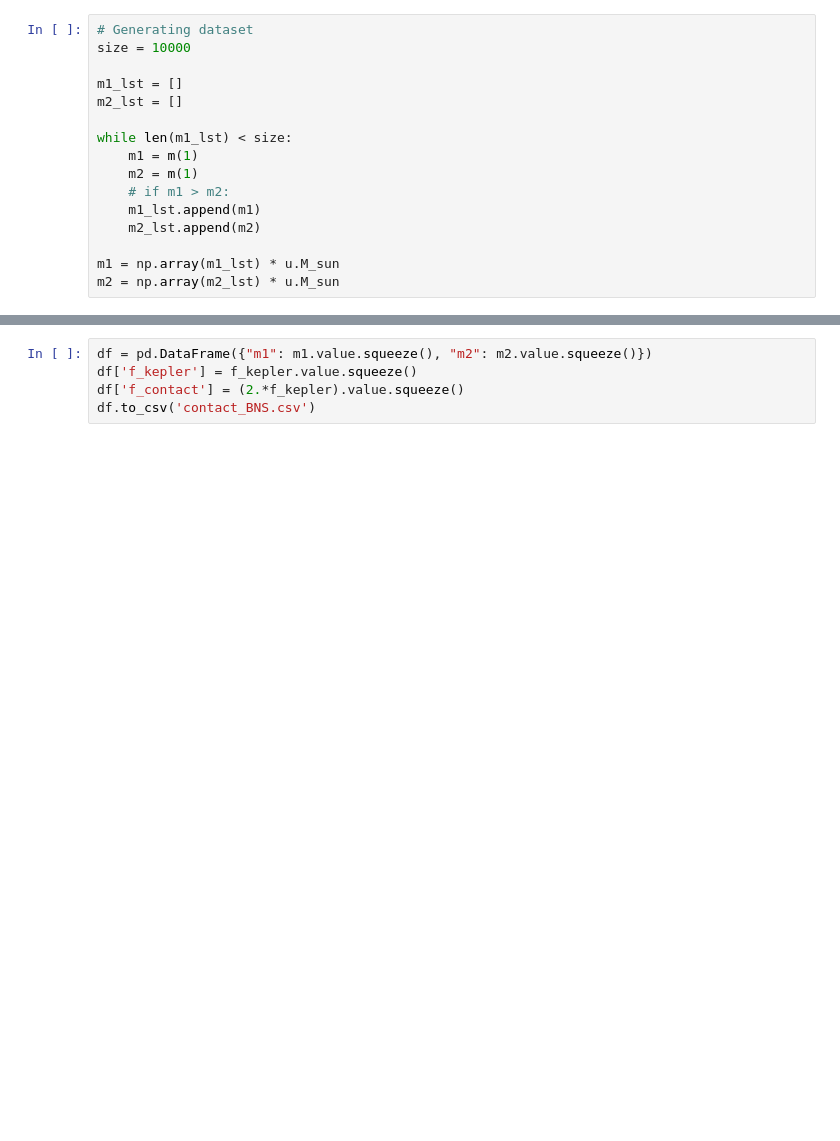
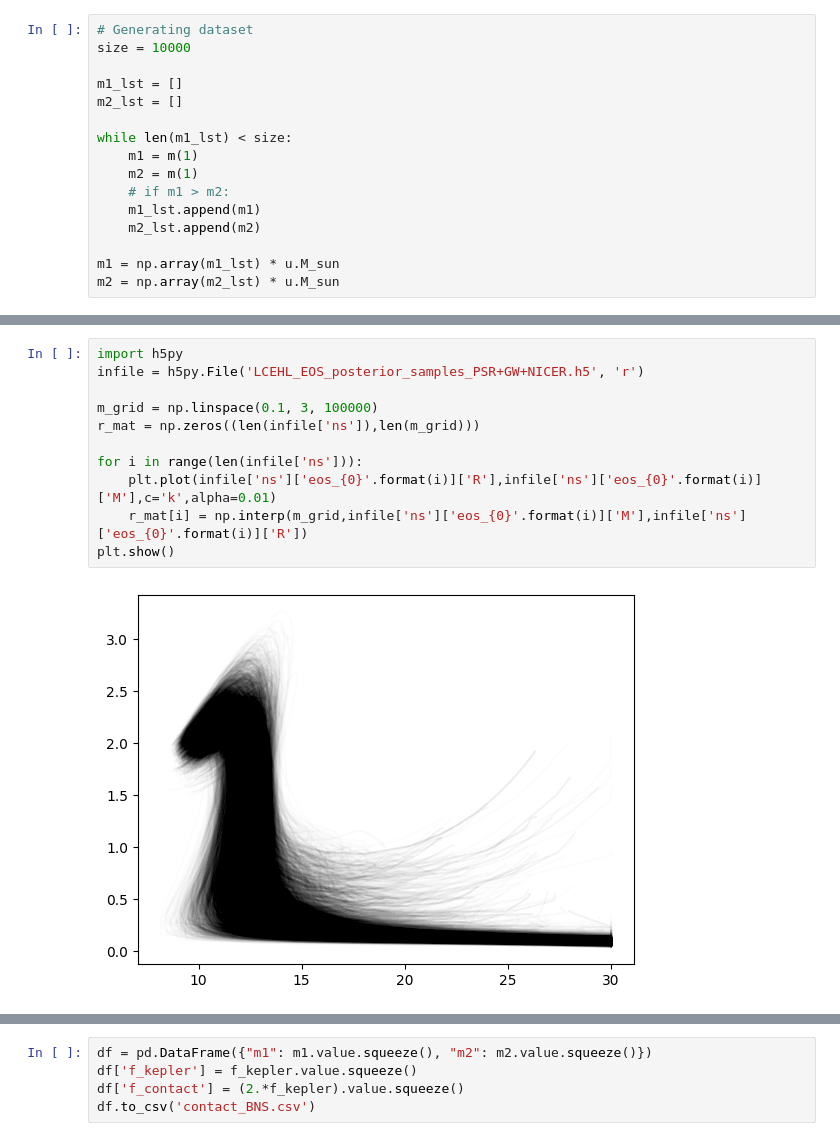
Before and after one commit to landryp/ns-fmodes, a Jupyter notebook: contact_BNS.ipynb, the cells around one changed output, grey strips where cells are left out. Cells and saved outputs as stored; diff of their text form; blank space fills up the shorter version.

```diff
--- a/contact_BNS.ipynb
+++ b/contact_BNS.ipynb
@@ -39,0 +40,13 @@ plt.savefig('histogram_BNS.png')
+# %%
+import h5py
+infile = h5py.File('LCEHL_EOS_posterior_samples_PSR+GW+NICER.h5', 'r')
+
+m_grid = np.linspace(0.1, 3, 100000)
+r_mat = np.zeros((len(infile['ns']),len(m_grid)))
+
+for i in range(len(infile['ns'])):
+    plt.plot(infile['ns']['eos_{0}'.format(i)]['R'],infile['ns']['eos_{0}'.format(i)]['M'],c='k',alpha=0.01)
+    r_mat[i] = np.interp(m_grid,infile['ns']['eos_{0}'.format(i)]['M'],infile['ns']['eos_{0}'.format(i)]['R'])
+plt.show()
+# %% [output]
+[figure, added]
```
Also changed, not shown: parts of 4 cells of this notebook, 2 other files.
